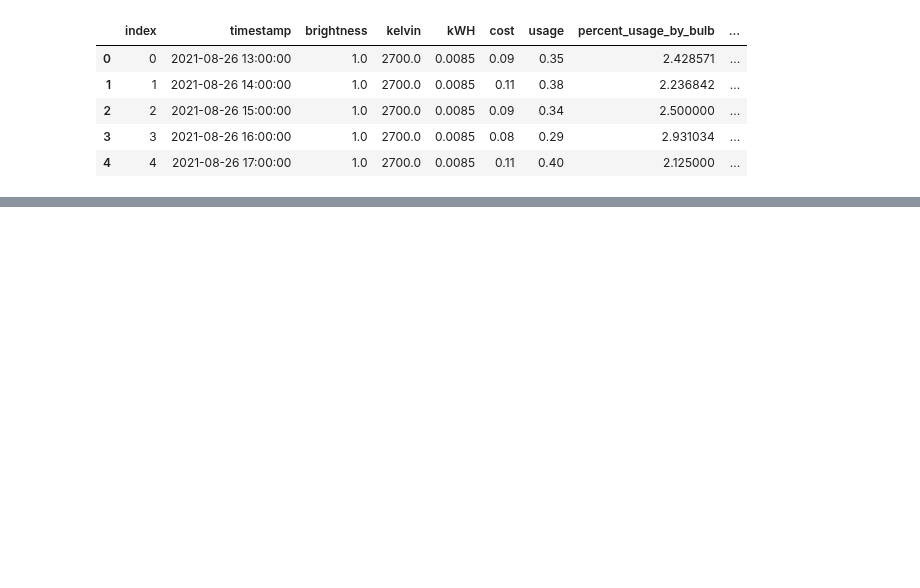
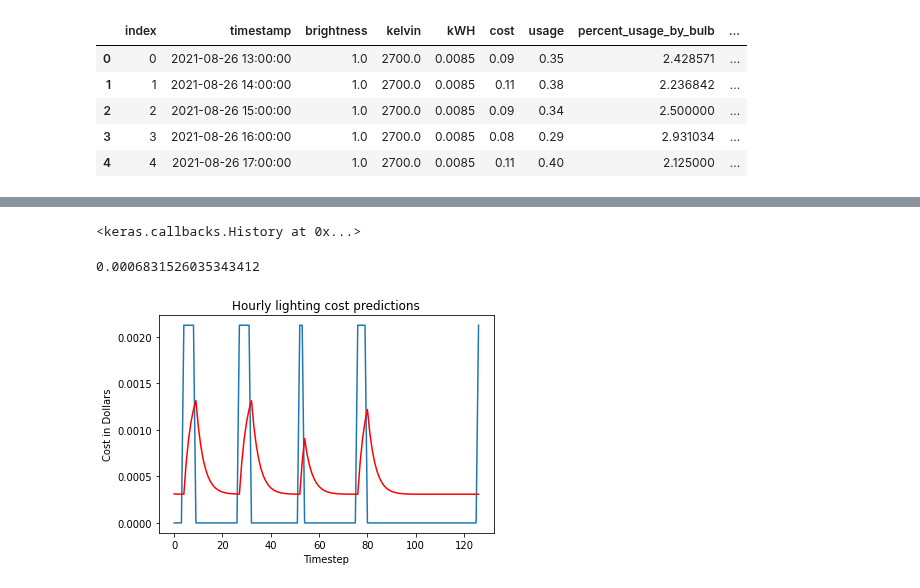
Before and after one commit to smannan/LIFXBulbAnalysis, a Jupyter notebook: LSTMEnergyModel.ipynb, the cells around one changed output, grey strips where cells are left out. Drawn from its saved outputs; the diff is of its cells as text; code cells hidden in the pictures; blank space fills up the shorter version.

Commit message:
Get preds for 1-layer LSTM

```diff
--- a/LSTMEnergyModel.ipynb
+++ b/LSTMEnergyModel.ipynb
@@ -58,0 +73,26 @@ print (X)
+# %%
+model.fit(X_train, y_train, epochs=200, verbose=0)
+# %% [output]
+<keras.callbacks.History at 0x...>
+# %%
+X_test, y_test = split_sequence(test, n_steps)
+X_test = X_test.reshape((X_test.shape[0], X_test.shape[1], n_features))
+# %%
+yhat = model.predict(X_test, verbose=0)
+# %%
+rmse = sqrt(mean_squared_error(y_test, yhat))
+print (rmse)
+# %% [output]
+0.0006831526035343412
+# %%
+def plot_preds(test, predictions):
+  plt.title('Hourly lighting cost predictions')
+  plt.xlabel('Timestep')
+  plt.ylabel('Cost in Dollars')
+  plt.plot(test)
+  plt.plot(predictions, color='red')
+  plt.show()
+# %%
+plot_preds(y_test, yhat)
+# %% [output]
+[figure, added]
```
Also changed, not shown: parts of 10 cells of this notebook.
